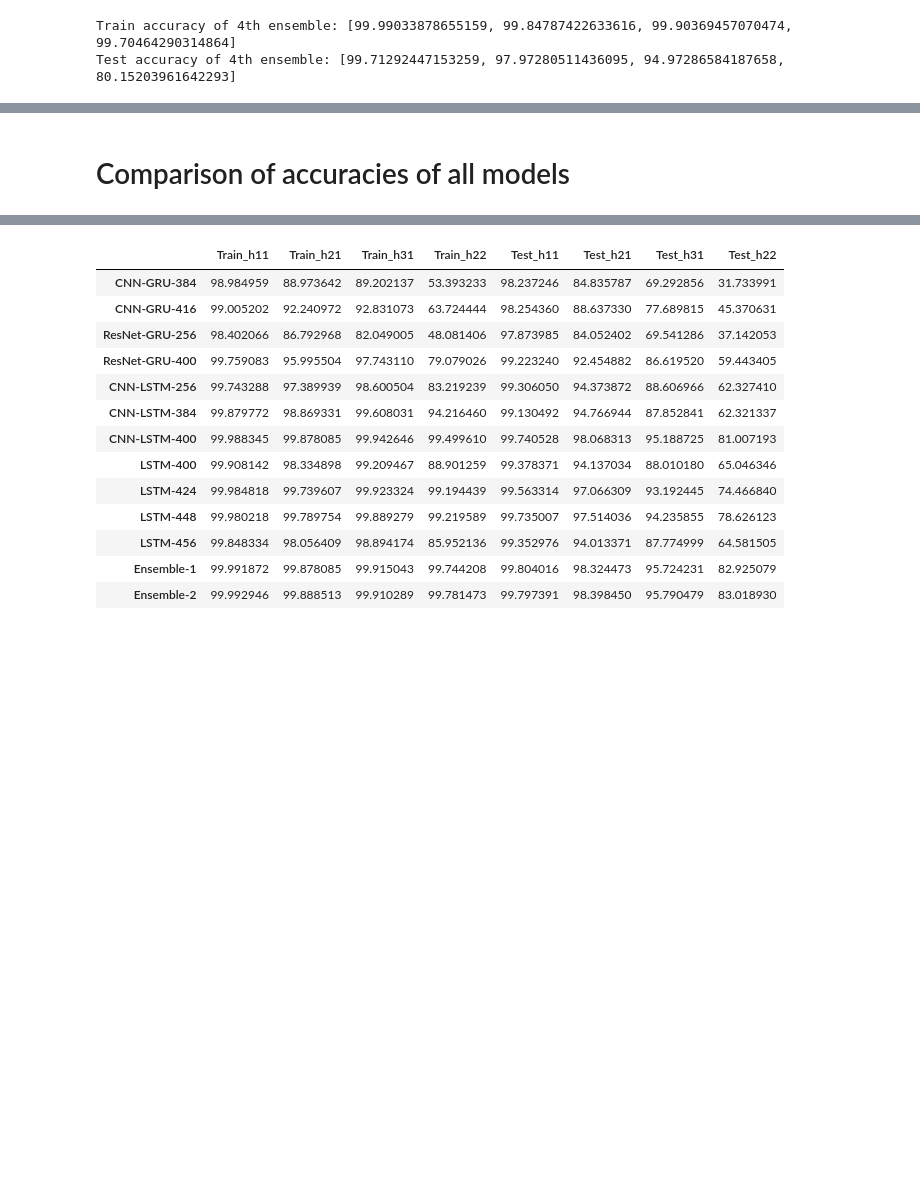
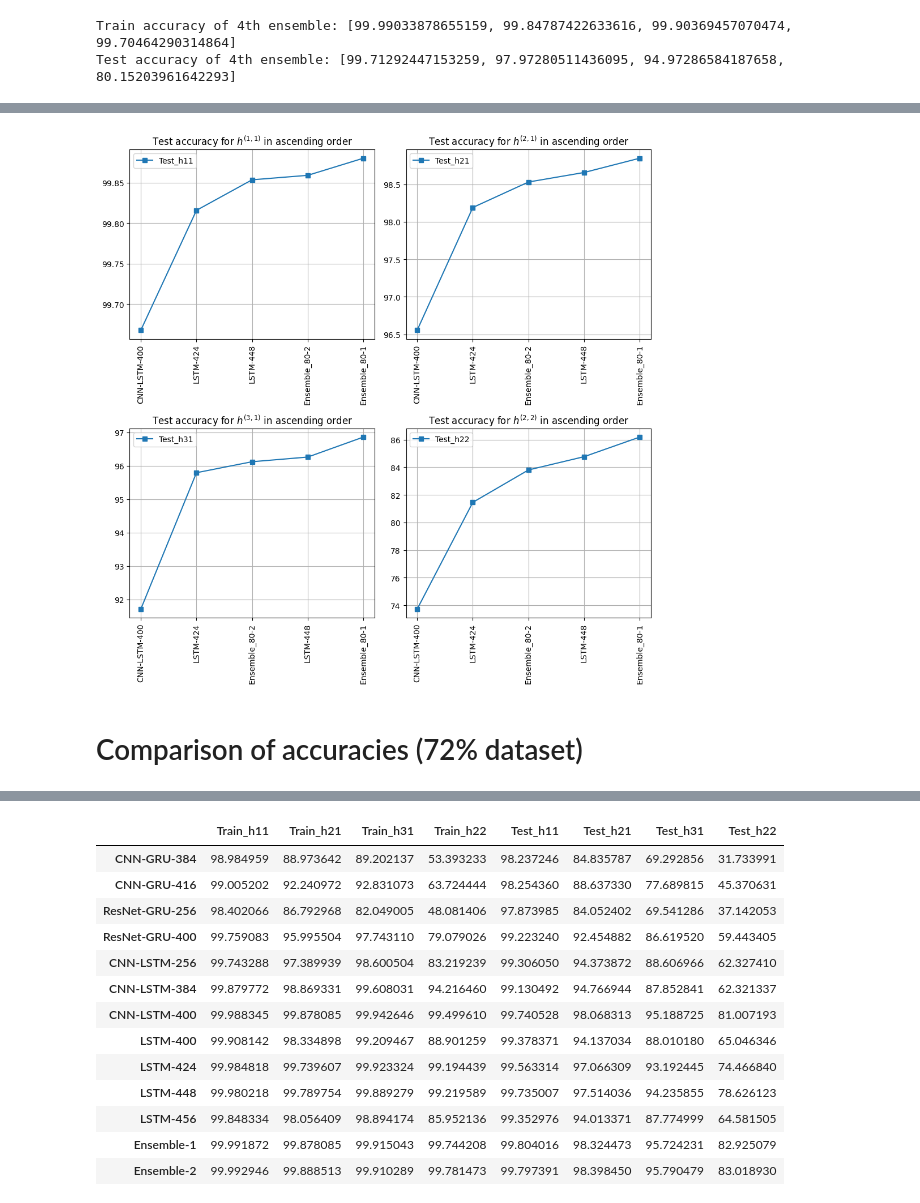
Before and after one commit to lorrespz/CICY4-Deep-learning-hybrid-recurrent-NNs-main, a Jupyter notebook: cicy4-training-results-all-models.ipynb, the cells around one changed output, grey strips where cells are left out. Cells and saved outputs as stored; diff of their text form; code cells hidden in the pictures; blank space fills up the shorter version.

```diff
--- a/cicy4-training-results-all-models.ipynb
+++ b/cicy4-training-results-all-models.ipynb
@@ -530,0 +572,5 @@ Test accuracy of 4th ensemble: [99.71292447153259, 97.97280511436095, 94.9728658
+# %%
+yts_ens80_2, tgts_ens80_2, accts_ens80_2 = get_pred_n_acc([lstm_448d, lstm_424d, cnn_lstm_400d], device, test_loader_80, num_iter = len(test_loader_80))
+yt_ens80_2, tgt_ens80_2, acct_ens80_2 = get_pred_n_acc([lstm_448d, lstm_424d, cnn_lstm_400d], device, train_loader_80, num_iter = len(train_loader_80))
+print(f'Train accuracy of 2nd ensemble: {acct_ens80_2}')
+print(f'Test accuracy of 2nd ensemble: {accts_ens80_2}')
@@ -530,0 +582,14 @@ Test accuracy of 4th ensemble: [99.71292447153259, 97.97280511436095, 94.9728658
+# %%
+mds2 = ['CNN-LSTM-400',
+     'LSTM-424','LSTM-448',
+       'Ensemble_80-1', 'Ensemble_80-2']
+# %%
+test80_acc_all = np.array([acctsL400d, acctsl424d, acctsl448d,
+                        accts_ens80_1, accts_ens80_2])
+# %%
+acc80_dict = {
+            'Test_h11':test80_acc_all[:,0], 'Test_h21':test80_acc_all[:,1],'Test_h31':test80_acc_all[:,2],
+           'Test_h22':test80_acc_all[:,3]}
+df80 = pd.DataFrame(acc80_dict, index = mds2)
+df80.to_csv('test80_all.csv')
+df80
@@ -531,5 +603,49 @@ Test accuracy of 4th ensemble: [99.71292447153259, 97.97280511436095, 94.9728658
+# %%
+df80_t11 = df80['Test_h11'].sort_values(ascending = True)
+df80_t21 = df80['Test_h21'].sort_values(ascending = True)
+df80_t31 = df80['Test_h31'].sort_values(ascending = True)
+df80_t22 = df80['Test_h22'].sort_values(ascending = True)
+
+fig, ax = plt.subplots(2,2, figsize = (10,10), tight_layout = True)
+df80_t11.plot(ax = ax[0,0], style='s-')
+ax[0,0].grid()
+ax[0,0].set_title('Test accuracy for $h^{(1,1)}$ in ascending order')
+ax[0,0].set_xticks(range(len(df80.index)))
+ax[0,0].set_xticklabels(df80_t11.index)
+ax[0,0].tick_params(axis='x', labelrotation=90)
+ax[0,0].legend()
+
+df80_t21.plot(ax = ax[0,1],style='s-')
+ax[0,1].grid()
+ax[0,1].set_title('Test accuracy for $h^{(2,1)}$ in ascending order')
+ax[0,1].tick_params(axis='x', labelrotation=90)
+ax[0,1].set_xticks(range(len(df80.index)))
+ax[0,1].set_xticklabels(df80_t21.index)
+ax[0,1].set_xticks(range(len(df80.index)))
+ax[0,1].legend()
+
+df80_t31.plot(ax = ax[1,0],style='s-')
+ax[1,0].grid()
+ax[1,0].set_title('Test accuracy for $h^{(3,1)}$ in ascending order')
+ax[1,0].tick_params(axis='x', labelrotation=90)
+ax[1,0].set_xticks(range(len(df80.index)))
+ax[1,0].set_xticklabels(df80_t31.index)
+ax[1,0].set_xticks(range(len(df80.index)))
+ax[1,0].legend()
+
+df80_t22.plot(ax = ax[1,1],style='s-')
+ax[1,1].grid()
+ax[1,1].set_title('Test accuracy for $h^{(2,2)}$ in ascending order')
+ax[1,1].tick_params(axis='x', labelrotation=90)
+ax[1,1].set_xticks(range(len(df80.index)))
+ax[1,1].set_xticklabels(df80_t22.index)
+ax[1,1].set_xticks(range(len(df80.index)))
+ax[1,1].legend()
+plt.savefig('Test80_accuracies_all')
+# %% [output]
+[figure, added]
 # %% [markdown]
-# Comparison of accuracies of all models
+# Comparison of accuracies (72% dataset)
 # %%
 test_acc_all = np.array([acctsG384,acctsG416, acctsR256, acctsR400, acctsL256, acctsL384, acctsL400,
                          acctsl400, acctsl424, acctsl448, acctsl456,
```
Also changed, not shown: parts of 41 cells of this notebook.
